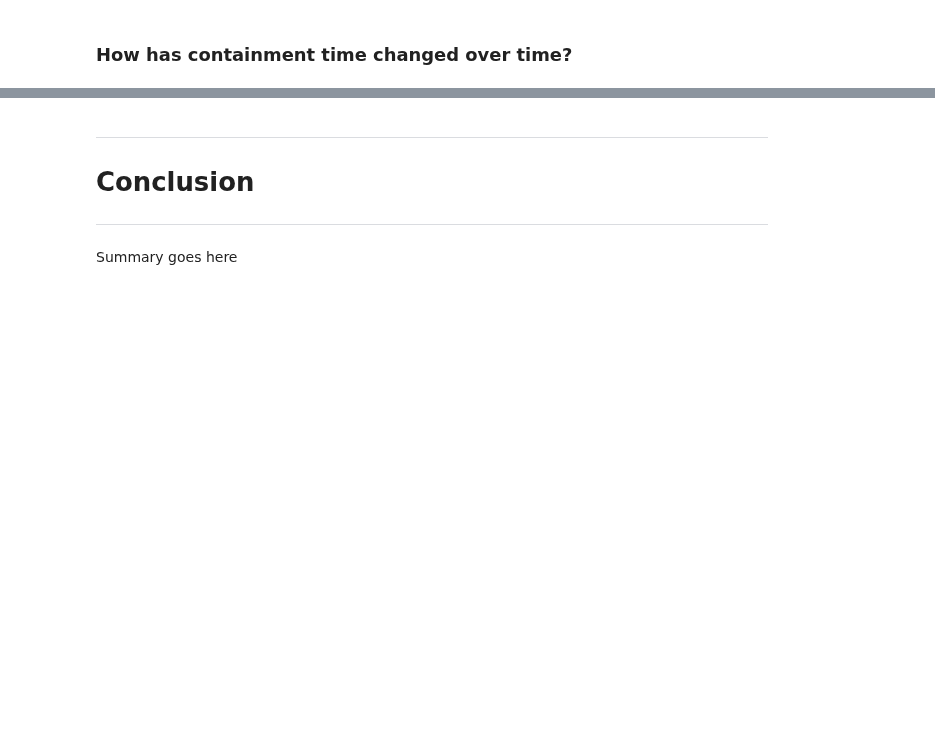
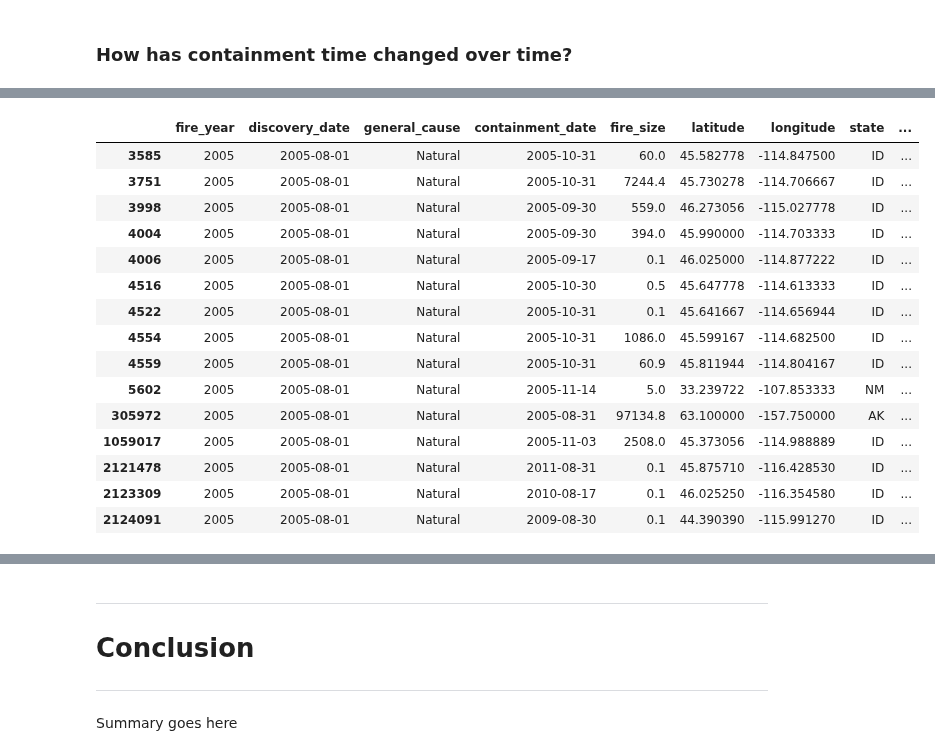
Before and after one commit to Dames-Researching-Flames/Sound-the-Alarm, a Jupyter notebook: Individual Works/Jeanettes_Workbook.ipynb, the cells around one changed output, grey strips where cells are left out. Saved outputs shown, nothing was run; the diff lists cells and outputs as text; code cells hidden in the pictures; blank space fills up the shorter version.

```diff
--- a/Individual Works/Jeanettes_Workbook.ipynb
+++ b/Individual Works/Jeanettes_Workbook.ipynb
@@ -345,0 +363,20 @@ monthly_fire_lifetime[monthly_fire_lifetime.days_fire_existed > '1 days']
+# %%
+# What happened in November of 2013?
+clean_df[(clean_df.discovery_date == '2005-08') & (clean_df.days_fire_existed > '29 days')]
+# %% [output]
+|  | fire_year | discovery_date | general_cause | containment_date | fire_size | latitude | longitude | state | ... |
+| 3585 | 2005 | 2005-08-01 | Natural | 2005-10-31 | 60.0 | 45.582778 | -114.847500 | ID | ... |
+| 3751 | 2005 | 2005-08-01 | Natural | 2005-10-31 | 7244.4 | 45.730278 | -114.706667 | ID | ... |
+| 3998 | 2005 | 2005-08-01 | Natural | 2005-09-30 | 559.0 | 46.273056 | -115.027778 | ID | ... |
+| 4004 | 2005 | 2005-08-01 | Natural | 2005-09-30 | 394.0 | 45.990000 | -114.703333 | ID | ... |
+| 4006 | 2005 | 2005-08-01 | Natural | 2005-09-17 | 0.1 | 46.025000 | -114.877222 | ID | ... |
+| 4516 | 2005 | 2005-08-01 | Natural | 2005-10-30 | 0.5 | 45.647778 | -114.613333 | ID | ... |
+| 4522 | 2005 | 2005-08-01 | Natural | 2005-10-31 | 0.1 | 45.641667 | -114.656944 | ID | ... |
+| 4554 | 2005 | 2005-08-01 | Natural | 2005-10-31 | 1086.0 | 45.599167 | -114.682500 | ID | ... |
+| 4559 | 2005 | 2005-08-01 | Natural | 2005-10-31 | 60.9 | 45.811944 | -114.804167 | ID | ... |
+| 5602 | 2005 | 2005-08-01 | Natural | 2005-11-14 | 5.0 | 33.239722 | -107.853333 | NM | ... |
+| 305972 | 2005 | 2005-08-01 | Natural | 2005-08-31 | 97134.8 | 63.100000 | -157.750000 | AK | ... |
+| 1059017 | 2005 | 2005-08-01 | Natural | 2005-11-03 | 2508.0 | 45.373056 | -114.988889 | ID | ... |
+| 2121478 | 2005 | 2005-08-01 | Natural | 2011-08-31 | 0.1 | 45.875710 | -116.428530 | ID | ... |
+| 2123309 | 2005 | 2005-08-01 | Natural | 2010-08-17 | 0.1 | 46.025250 | -116.354580 | ID | ... |
+| 2124091 | 2005 | 2005-08-01 | Natural | 2009-08-30 | 0.1 | 44.390390 | -115.991270 | ID | ... |
```
Also changed, not shown: parts of 39 cells of this notebook, 1 other file.
